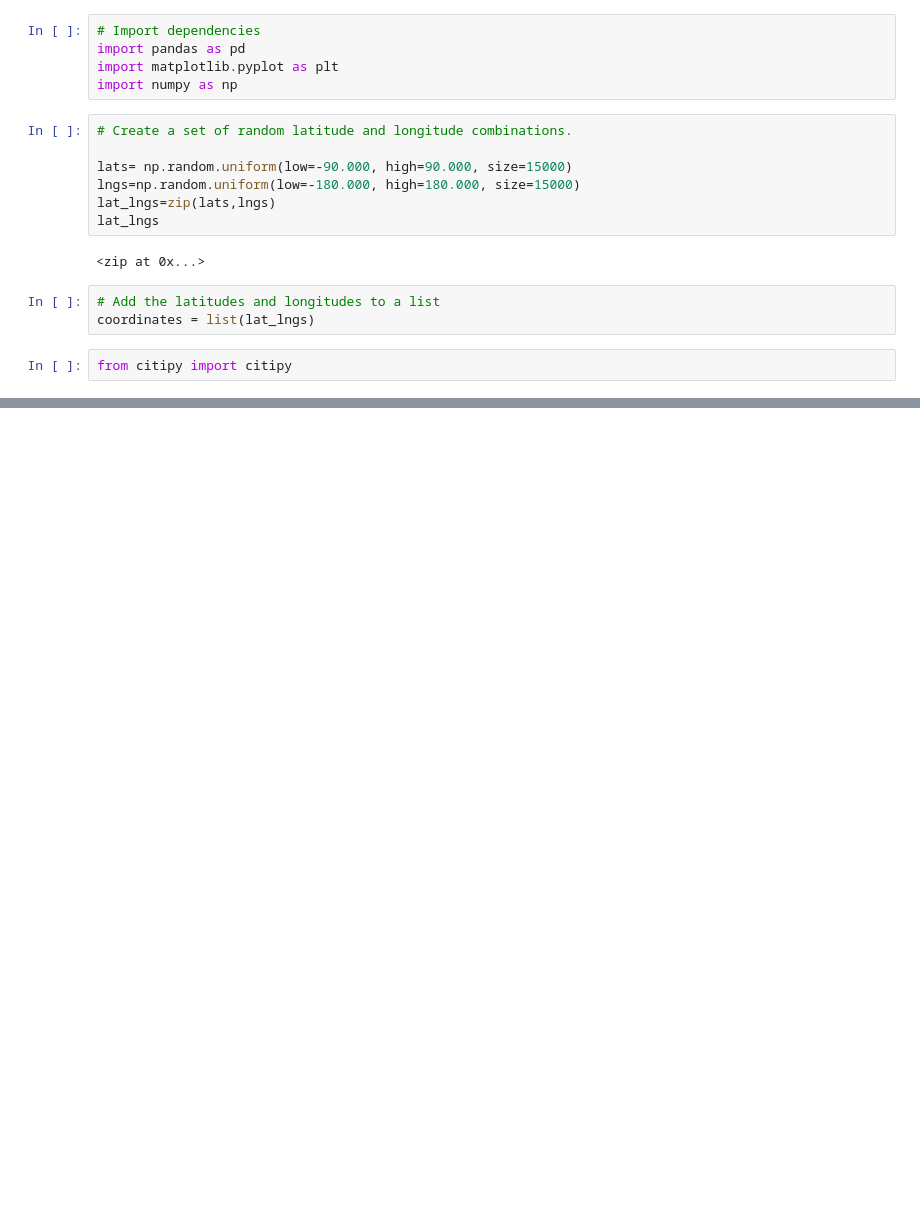
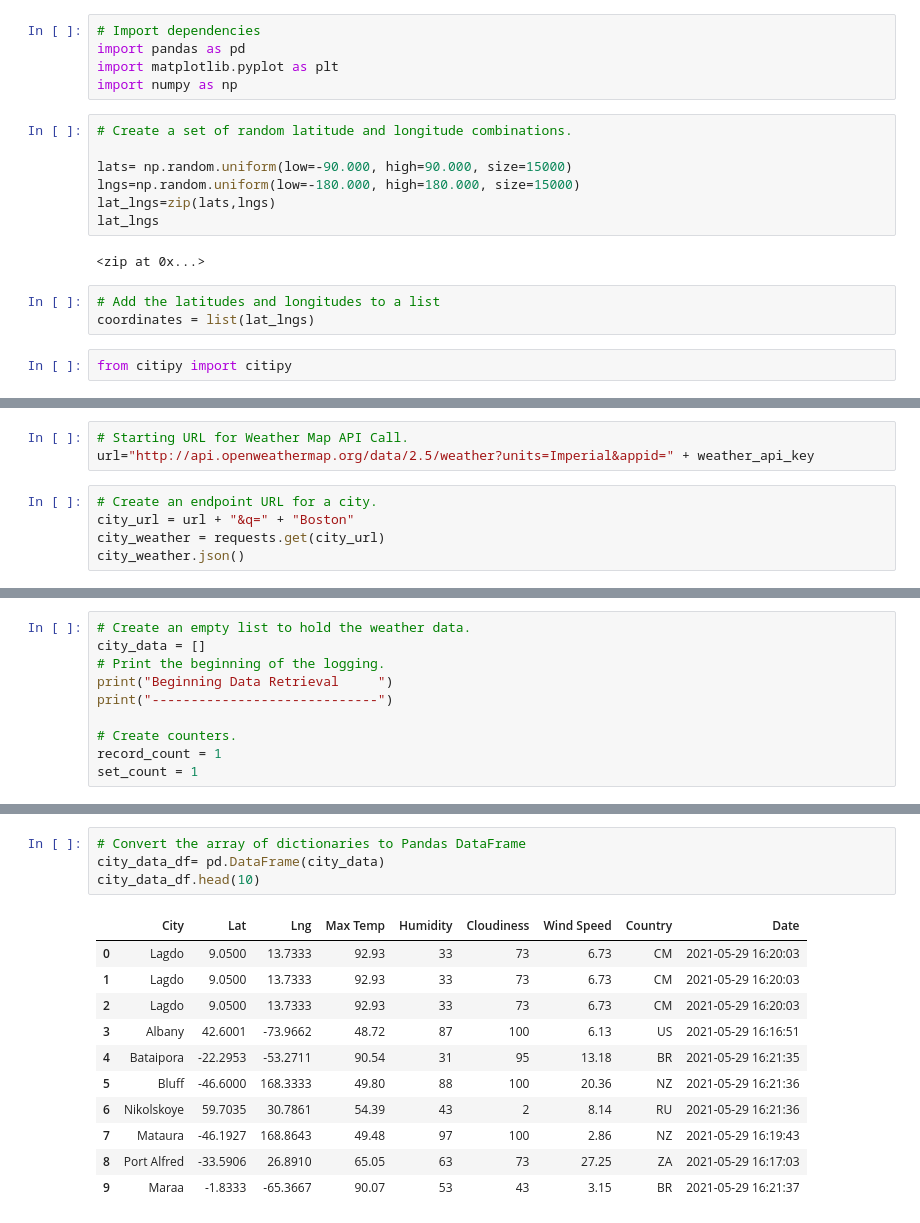
Before and after one commit to alecabrera27/World_Weather_Analysis, a Jupyter notebook: WeatherPy.ipynb, the cells around one changed output, grey strips where cells are left out. Saved outputs shown, nothing was run; the diff lists cells and outputs as text; blank space fills up the shorter version.

Commit message:
updating weatherpy

```diff
--- a/WeatherPy.ipynb
+++ b/WeatherPy.ipynb
@@ -33,0 +40,8 @@ len(cities)
+# %%
+# Starting URL for Weather Map API Call.
+url="http://api.openweathermap.org/data/2.5/weather?units=Imperial&appid=" + weather_api_key
+# %%
+# Create an endpoint URL for a city.
+city_url = url + "&q=" + "Boston"
+city_weather = requests.get(city_url)
+city_weather.json()
@@ -33,0 +85,10 @@ len(cities)
+# %%
+# Create an empty list to hold the weather data.
+city_data = []
+# Print the beginning of the logging.
+print("Beginning Data Retrieval     ")
+print("-----------------------------")
+
+# Create counters.
+record_count = 1
+set_count = 1
@@ -33,0 +165,16 @@ len(cities)
+# %%
+# Convert the array of dictionaries to Pandas DataFrame
+city_data_df= pd.DataFrame(city_data)
+city_data_df.head(10)
+# %% [output]
+|  | City | Lat | Lng | Max Temp | Humidity | Cloudiness | Wind Speed | Country | Date |
+| 0 | Lagdo | 9.0500 | 13.7333 | 92.93 | 33 | 73 | 6.73 | CM | 2021-05-29 16:20:03 |
+| 1 | Lagdo | 9.0500 | 13.7333 | 92.93 | 33 | 73 | 6.73 | CM | 2021-05-29 16:20:03 |
+| 2 | Lagdo | 9.0500 | 13.7333 | 92.93 | 33 | 73 | 6.73 | CM | 2021-05-29 16:20:03 |
+| 3 | Albany | 42.6001 | -73.9662 | 48.72 | 87 | 100 | 6.13 | US | 2021-05-29 16:16:51 |
+| 4 | Bataipora | -22.2953 | -53.2711 | 90.54 | 31 | 95 | 13.18 | BR | 2021-05-29 16:21:35 |
+| 5 | Bluff | -46.6000 | 168.3333 | 49.80 | 88 | 100 | 20.36 | NZ | 2021-05-29 16:21:36 |
+| 6 | Nikolskoye | 59.7035 | 30.7861 | 54.39 | 43 | 2 | 8.14 | RU | 2021-05-29 16:21:36 |
+| 7 | Mataura | -46.1927 | 168.8643 | 49.48 | 97 | 100 | 2.86 | NZ | 2021-05-29 16:19:43 |
+| 8 | Port Alfred | -33.5906 | 26.8910 | 65.05 | 63 | 73 | 27.25 | ZA | 2021-05-29 16:17:03 |
+| 9 | Maraa | -1.8333 | -65.3667 | 90.07 | 53 | 43 | 3.15 | BR | 2021-05-29 16:21:37 |
```
Also changed, not shown: parts of 10 cells of this notebook, 2 other files.
